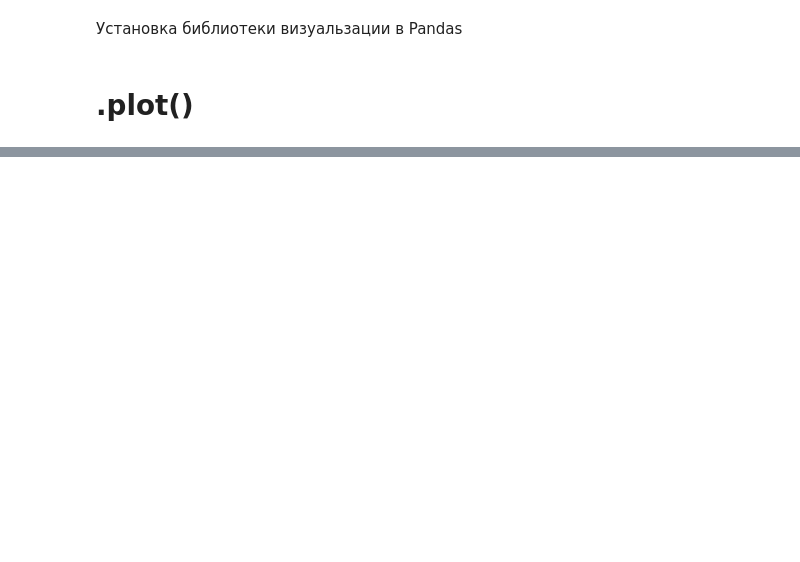
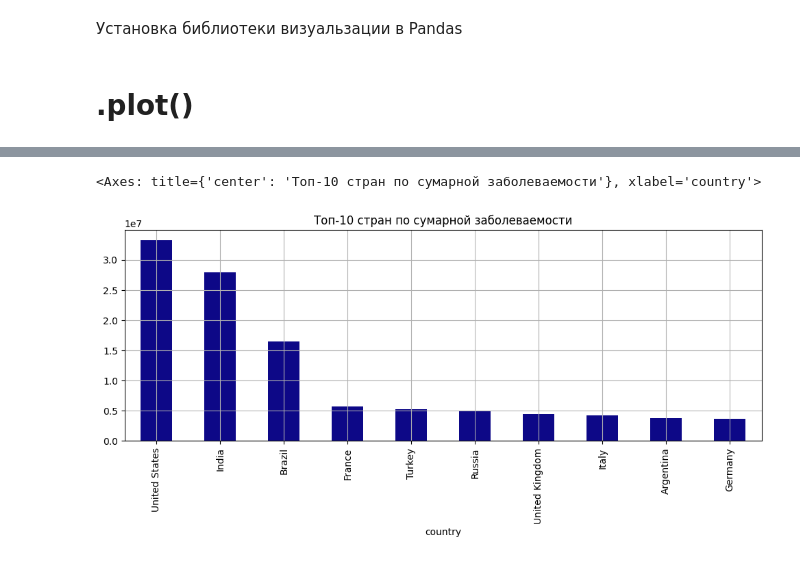
Before and after one commit to Dagslaid/skillfactory_hw, a Jupyter notebook: Визуализация данных.ipynb, the cells around one changed output, grey strips where cells are left out. Saved outputs shown, nothing was run; the diff lists cells and outputs as text; code cells hidden in the pictures; blank space fills up the shorter version.

```diff
--- a/Визуализация данных.ipynb
+++ b/Визуализация данных.ipynb
@@ -70,0 +78,11 @@ ImportError: matplotlib is required for plotting when the default backend "matpl
+# %%
+grouped_contry = covid_df.groupby('country')['confirmed'].last()
+grouped_contry = grouped_contry.nlargest(10)
+grouped_contry.plot(kind='bar',
+                    title='Топ-10 стран по сумарной заболеваемости',
+                    grid= True,
+                    figsize=(12, 4),
+                    colormap='plasma')
+# %% [output]
+<Axes: title={'center': 'Топ-10 стран по сумарной заболеваемости'}, xlabel='country'>
+[figure, added]
```
Also changed, not shown: parts of 34 cells of this notebook, 1 other file.
